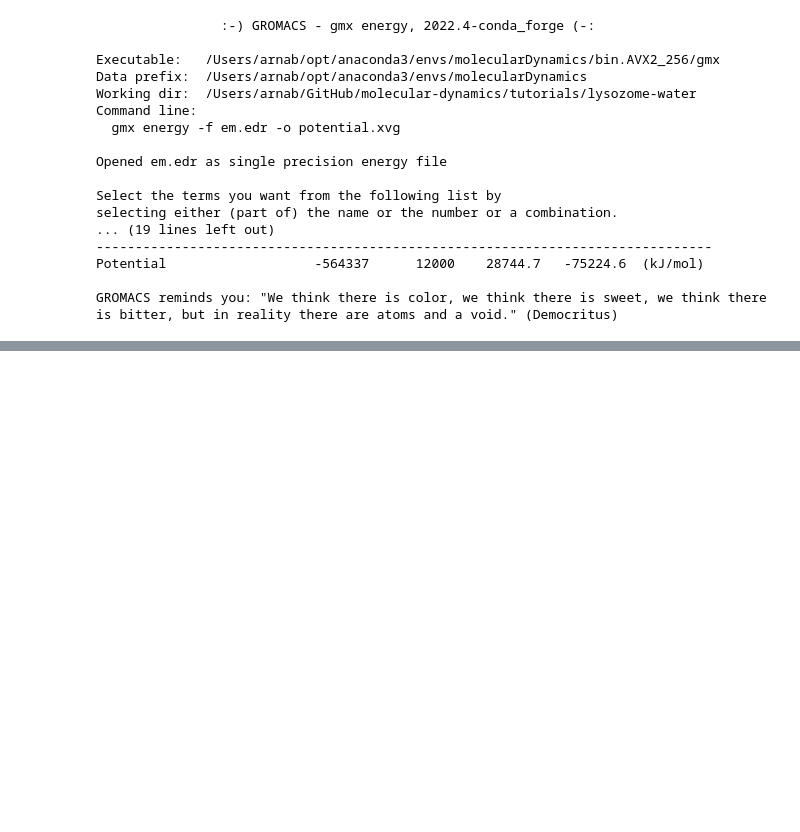
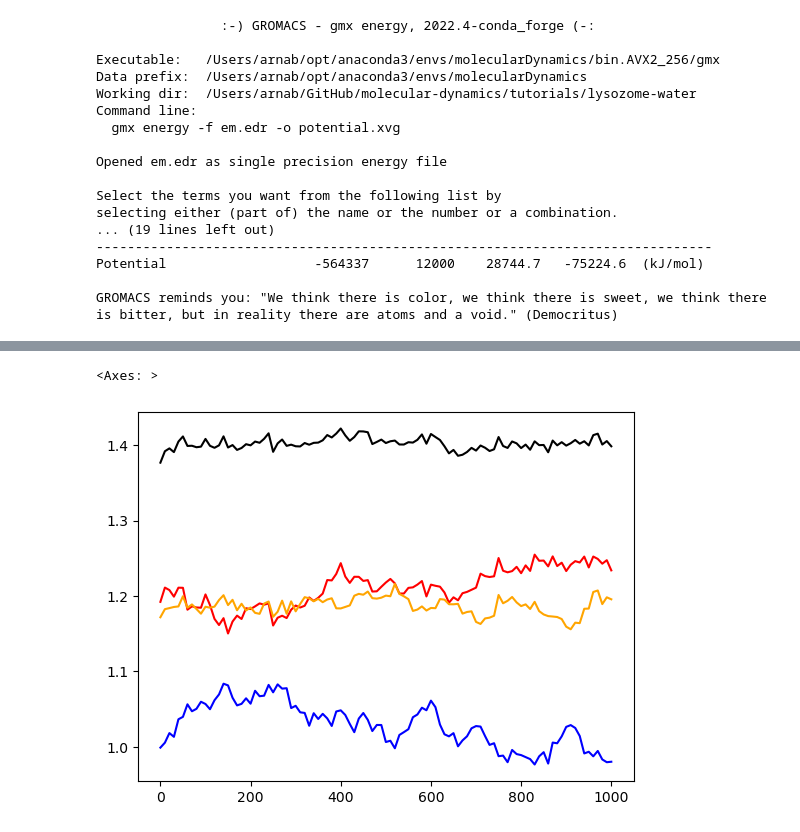
Before and after one commit to achakra9/molecular-dynamics, a Jupyter notebook: tutorials/lysozome-water/notebook.ipynb, the cells around one changed output, grey strips where cells are left out. Drawn from its saved outputs; the diff is of its cells as text; code cells hidden in the pictures; blank space fills up the shorter version.

```diff
--- a/tutorials/lysozome-water/notebook.ipynb
+++ b/tutorials/lysozome-water/notebook.ipynb
@@ -383,0 +919,7 @@ This is what we get after the minimization
+# %%
+xvg2 = gromacs.formats.XVG("gyrate2.xvg")
+
+xvg2.plot()
+# %% [output]
+<Axes: >
+[figure, added]
```
Also changed, not shown: parts of 40 cells of this notebook, 35 other files.
